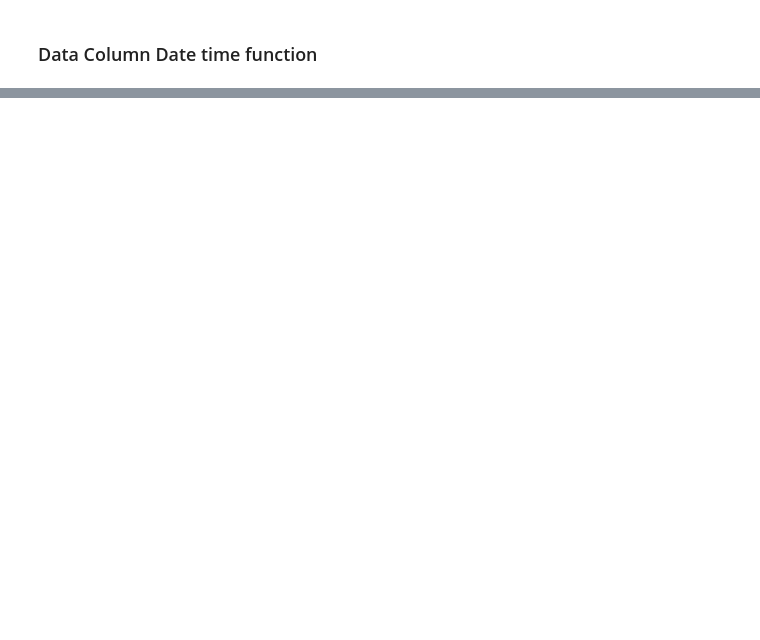
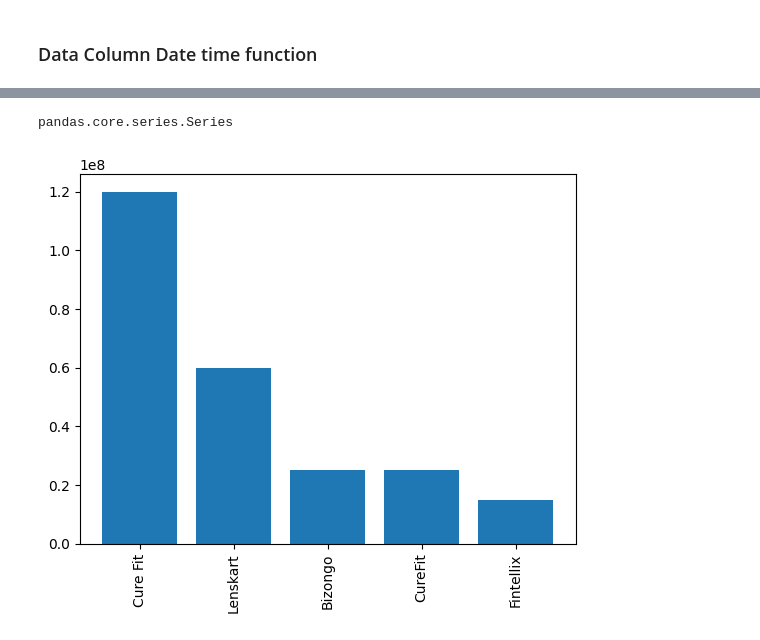
Before and after one commit to ndangol4873/ML_NOTE, a Jupyter notebook: Python/Streamlit/Streamlit_Usecase/experiment.ipynb, the cells around one changed output, grey strips where cells are left out. Cells and saved outputs as stored; diff of their text form; code cells hidden in the pictures; blank space fills up the shorter version.

```diff
--- a/Python/Streamlit/Streamlit_Usecase/experiment.ipynb
+++ b/Python/Streamlit/Streamlit_Usecase/experiment.ipynb
@@ -205,0 +284,5 @@ df.head(200)
+# %%
+test = df.loc[df['investors'].str.contains('IDG VENTURES')].groupby('vertical')['amount'].sum()
+type(test)
+# %% [output]
+pandas.core.series.Series
@@ -205,0 +291,6 @@ df.head(200)
+# %%
+plt.bar(test['starup'], test['amount'])
+plt.xticks(rotation='vertical')
+plt.show()
+# %% [output]
+[figure, added]
```
Also changed, not shown: parts of 24 cells of this notebook, 1 other file.
